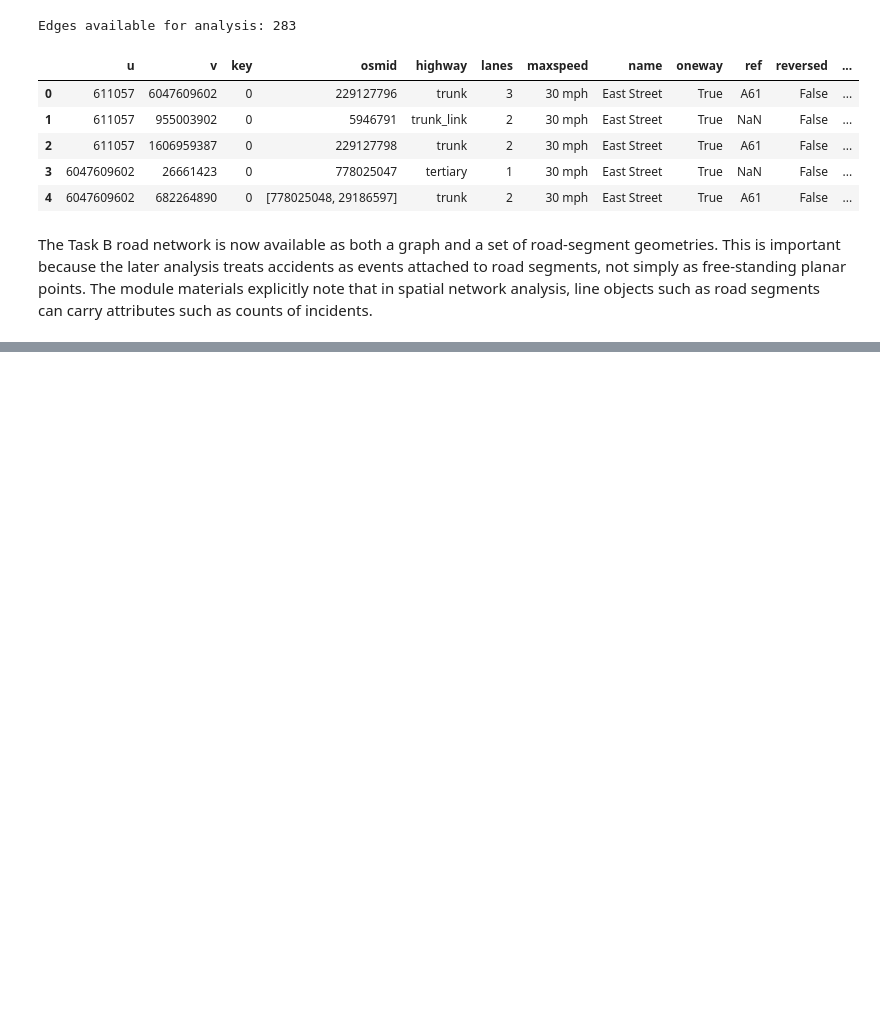
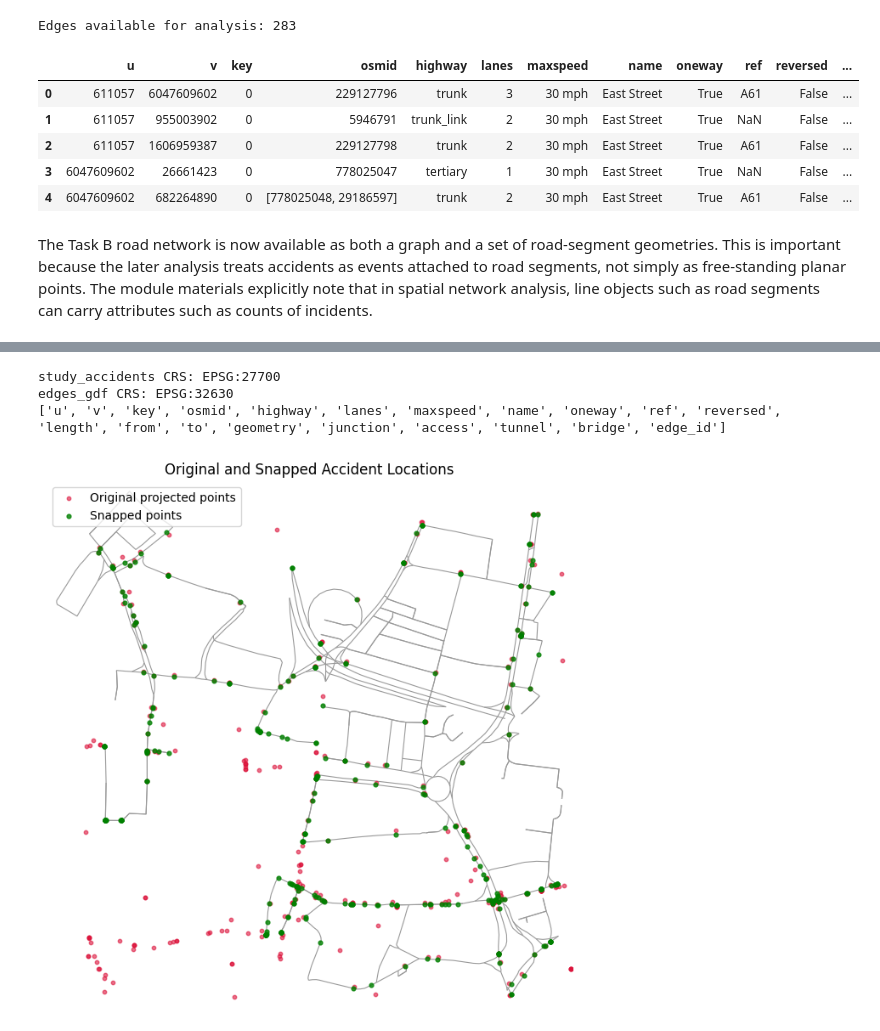
Before and after one commit to GOGO1601/network-data-analysis-cw, a Jupyter notebook: notebooks/part_2/taskB.ipynb, the cells around one changed output, grey strips where cells are left out. Drawn from its saved outputs; the diff is of its cells as text; code cells hidden in the pictures; blank space fills up the shorter version.

```diff
--- a/notebooks/part_2/taskB.ipynb
+++ b/notebooks/part_2/taskB.ipynb
@@ -164,0 +252,26 @@ The Task B road network is now available as both a graph and a set of road-segme
+# %%
+print("study_accidents CRS:", study_accidents.crs)
+print("edges_gdf CRS:", edges_gdf.crs)
+print(edges_gdf.columns.tolist())
+# %% [output]
+study_accidents CRS: EPSG:27700
+edges_gdf CRS: EPSG:32630
+['u', 'v', 'key', 'osmid', 'highway', 'lanes', 'maxspeed', 'name', 'oneway', 'ref', 'reversed', 'length', 'from', 'to', 'geometry', 'junction', 'access', 'tunnel', 'bridge', 'edge_id']
+# %%
+fig, ax = ox.plot_graph(
+    G_proj,
+    node_size=0,
+    edge_linewidth=0.8,
+    bgcolor="white",
+    show=False,
+    close=False
+)
+
+study_accidents_proj.plot(ax=ax, color="crimson", markersize=10, alpha=0.6, label="Original projected points")
+acc_snap_gdf.plot(ax=ax, color="green", markersize=12, alpha=0.8, label="Snapped points")
+
+ax.set_title("Original and Snapped Accident Locations")
+ax.legend()
+plt.show()
+# %% [output]
+[figure, added]
```
Also changed, not shown: parts of 13 cells of this notebook.
